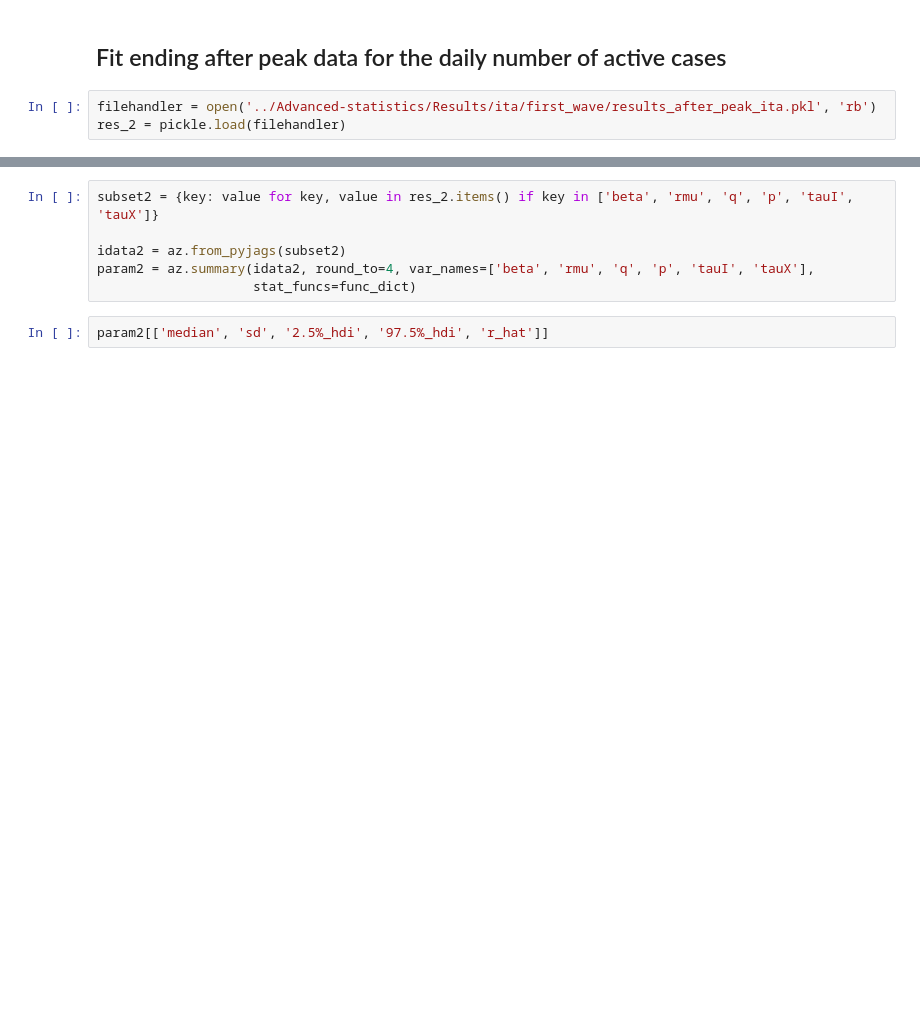
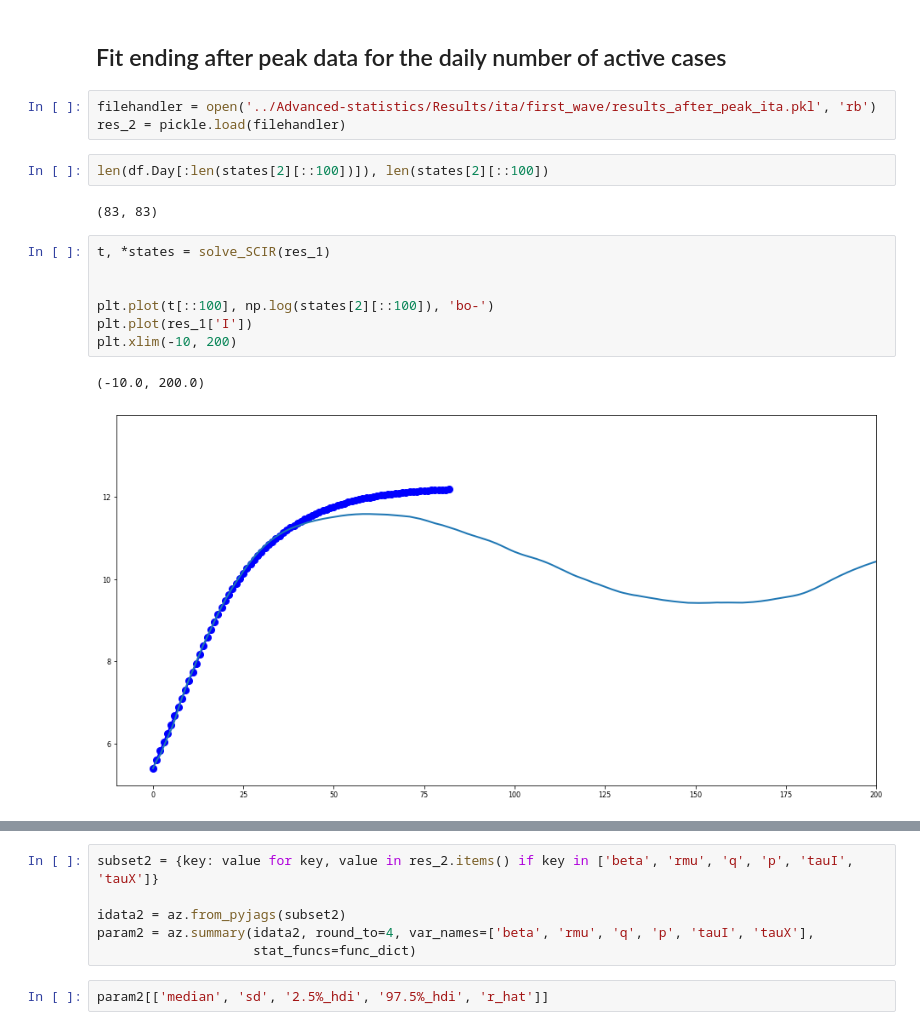
Before and after one commit to Nuelam9/Bayesian-inference-on-SCIR-epidemic-model, a Jupyter notebook: Optimization/Fit-Covid-Data.ipynb, the cells around one changed output, grey strips where cells are left out. Saved outputs shown, nothing was run; the diff lists cells and outputs as text; blank space fills up the shorter version.

```diff
--- a/Optimization/Fit-Covid-Data.ipynb
+++ b/Optimization/Fit-Covid-Data.ipynb
@@ -220,3 +224,17 @@ plt.savefig("../Advanced-statistics/Results/ita/first_wave/plot/death_recovered_
 # %%
 filehandler = open('../Advanced-statistics/Results/ita/first_wave/results_after_peak_ita.pkl', 'rb')
 res_2 = pickle.load(filehandler)
+# %%
+len(df.Day[:len(states[2][::100])]), len(states[2][::100])
+# %% [output]
+(83, 83)
+# %%
+t, *states = solve_SCIR(res_1)
+
+
+plt.plot(t[::100], np.log(states[2][::100]), 'bo-')
+plt.plot(res_1['I'])
+plt.xlim(-10, 200)
+# %% [output]
+(-10.0, 200.0)
+[figure, added]
```
Also changed, not shown: parts of 18 cells of this notebook, 13 other files.
